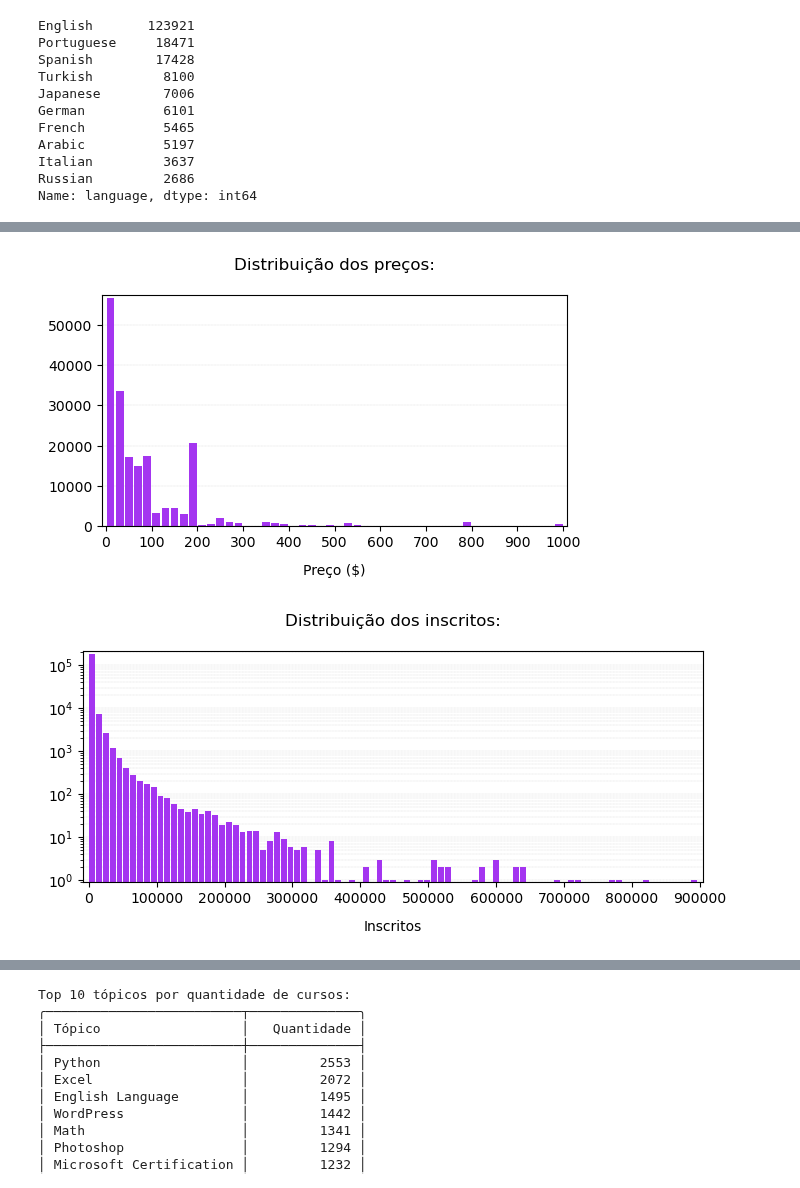
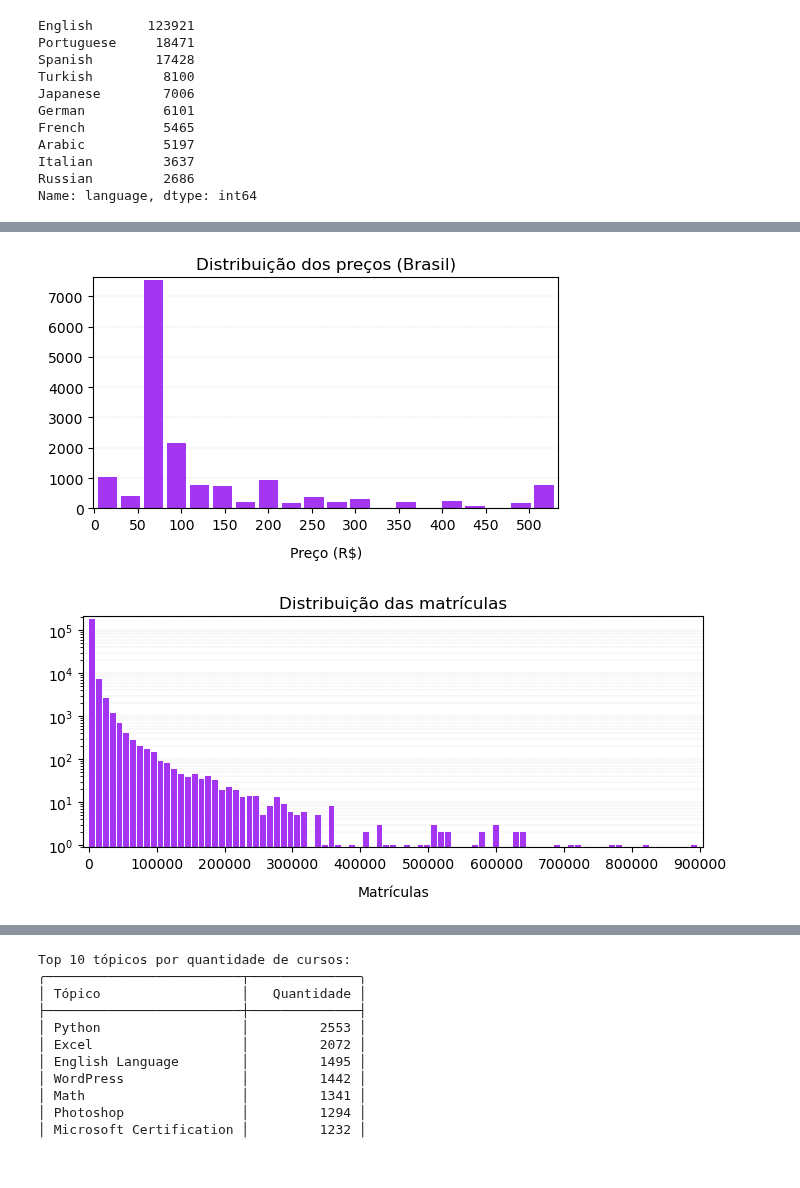
Before and after one commit to ismailymendes/mooc_udemy_coursera, a Jupyter notebook: mooc_udemy.ipynb, the cells around one changed output, grey strips where cells are left out. Saved outputs shown, nothing was run; the diff lists cells and outputs as text; code cells hidden in the pictures.

```diff
--- a/mooc_udemy.ipynb
+++ b/mooc_udemy.ipynb
@@ -196,16 +211,16 @@ plt.show()
 # %%
-# Distribuição dos preços dos cursos
-plt.rcParams.update({'font.size': 10, 'axes.axisbelow': True})
+# Distribuição dos preços dos cursos em Português
 plt.figure(figsize = (6, 3))
-plt.hist(udemy_cursos[udemy_cursos['is_paid']==True]['price'],bins=50,range=(0,1000), rwidth=0.85,
+plt.hist(udemy_cursos[(udemy_cursos['is_paid']==True) & (udemy_cursos['language']=='Portuguese')]['price'],
+         bins=20,
+         rwidth=0.85,
          color='#A435F0')
-plt.grid(axis='y', color ='Grey',
-        linestyle ='-.', linewidth = 0.1)
-plt.xticks(range(0,1001,100))
+plt.grid(axis='y', color ='Grey', linestyle ='-.', linewidth = 0.1)
+plt.xticks(range(0,551,50))
 plt.margins(0.01)
-plt.xlabel("Preço ($)", labelpad=10)
+plt.xlabel("Preço (R$)", labelpad=10)
 plt.ylabel("")
-plt.title('Distribuição dos preços:\n',loc='center', fontdict={'fontsize': 12})
+plt.title('Distribuição dos preços (Brasil)',loc='center', fontdict={'fontsize': 12})
 
 SMALL_SIZE = 8
 MEDIUM_SIZE = 10
@@ -217,28 +232,29 @@ plt.rc('ytick', labelsize=MEDIUM_SIZE)   # tamanho da fonte do eixo y
 plt.rc('legend', fontsize=SMALL_SIZE)    # tamanho da fonte da legenda
 plt.show()
 # %% [output]
-[figure, old version]
+[figure, new version]
 # %%
 # Distribuição dos inscritos por curso
 plt.figure(figsize = (8, 3))
-plt.hist(udemy_cursos[(udemy_cursos['num_subscribers']>0) & (udemy_cursos['num_subscribers']<1e6)]['num_subscribers'],bins=89, rwidth=0.85,
+plt.hist(udemy_cursos[(udemy_cursos['num_subscribers']>0) & (udemy_cursos['num_subscribers']<1e6)]['num_subscribers'],
+         bins=89,
+         rwidth=0.85,
          color='#A435F0')
-plt.grid(axis='y', color ='Grey', which='both',
-        linestyle ='-.', linewidth = 0.1)
+plt.grid(axis='y', color ='Grey', which='both', linestyle ='-.', linewidth = 0.1)
 plt.xticks(range(0,1000001,100000))
 plt.margins(0.01)
-plt.xlabel("Inscritos", labelpad=10)
+plt.xlabel("Matrículas", labelpad=10)
 plt.yscale('log')
-plt.title('Distribuição dos inscritos:\n',loc='center')
+plt.title('Distribuição das matrículas',loc='center')
 
 SMALL_SIZE = 8
 MEDIUM_SIZE = 10
 BIGGER_SIZE = 12
 
 plt.rc('axes', labelsize=MEDIUM_SIZE)    # tamanho da fonte dos rótulos do eixo x e y
 plt.rc('xtick', labelsize=MEDIUM_SIZE)   # tamanho da fonte do eixo x
 plt.rc('ytick', labelsize=MEDIUM_SIZE)   # tamanho da fonte do eixo y
 plt.rc('legend', fontsize=SMALL_SIZE)    # tamanho da fonte da legenda
 plt.show()
 # %% [output]
-[figure, old version]
+[figure, new version]
```
Also changed, not shown: parts of 20 cells of this notebook.
